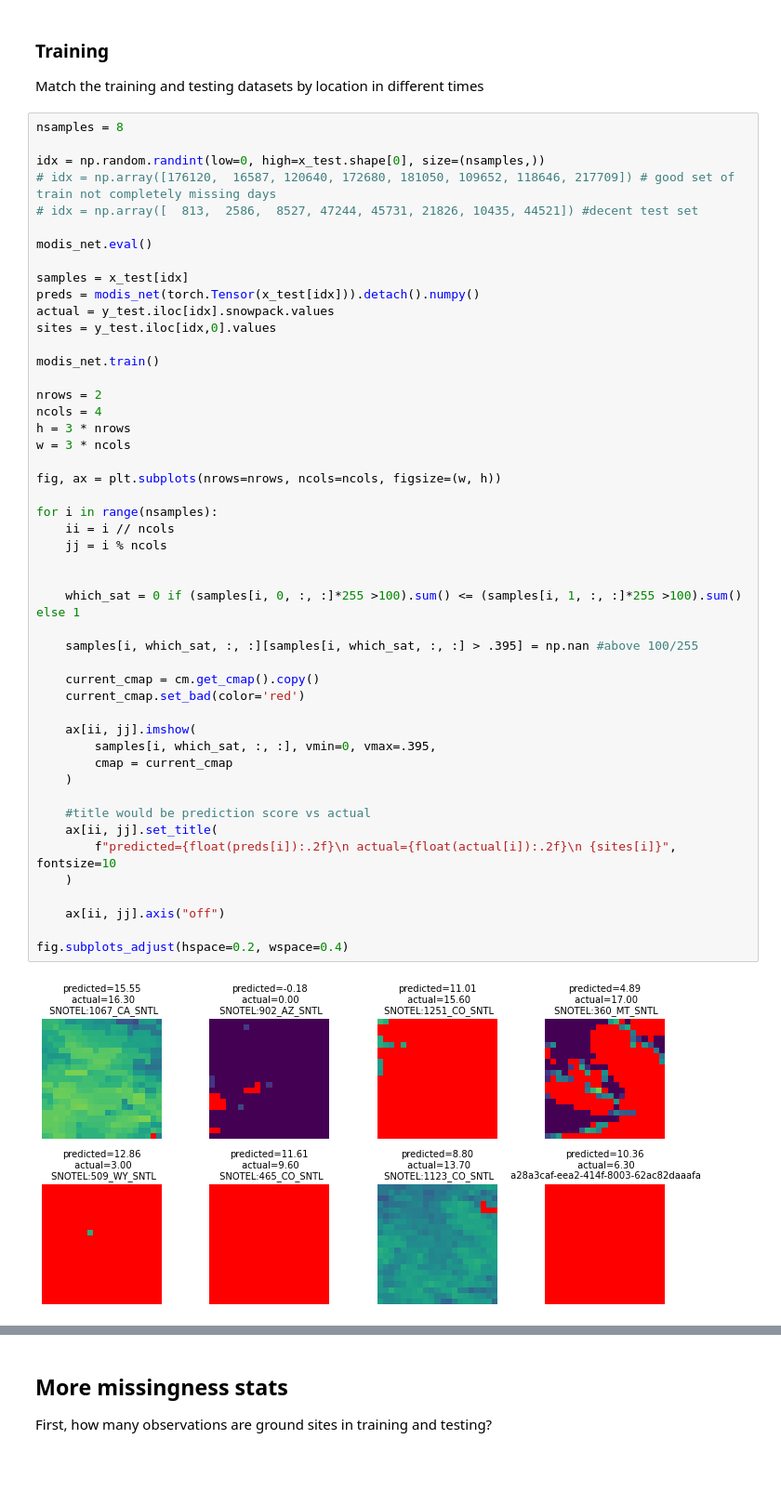
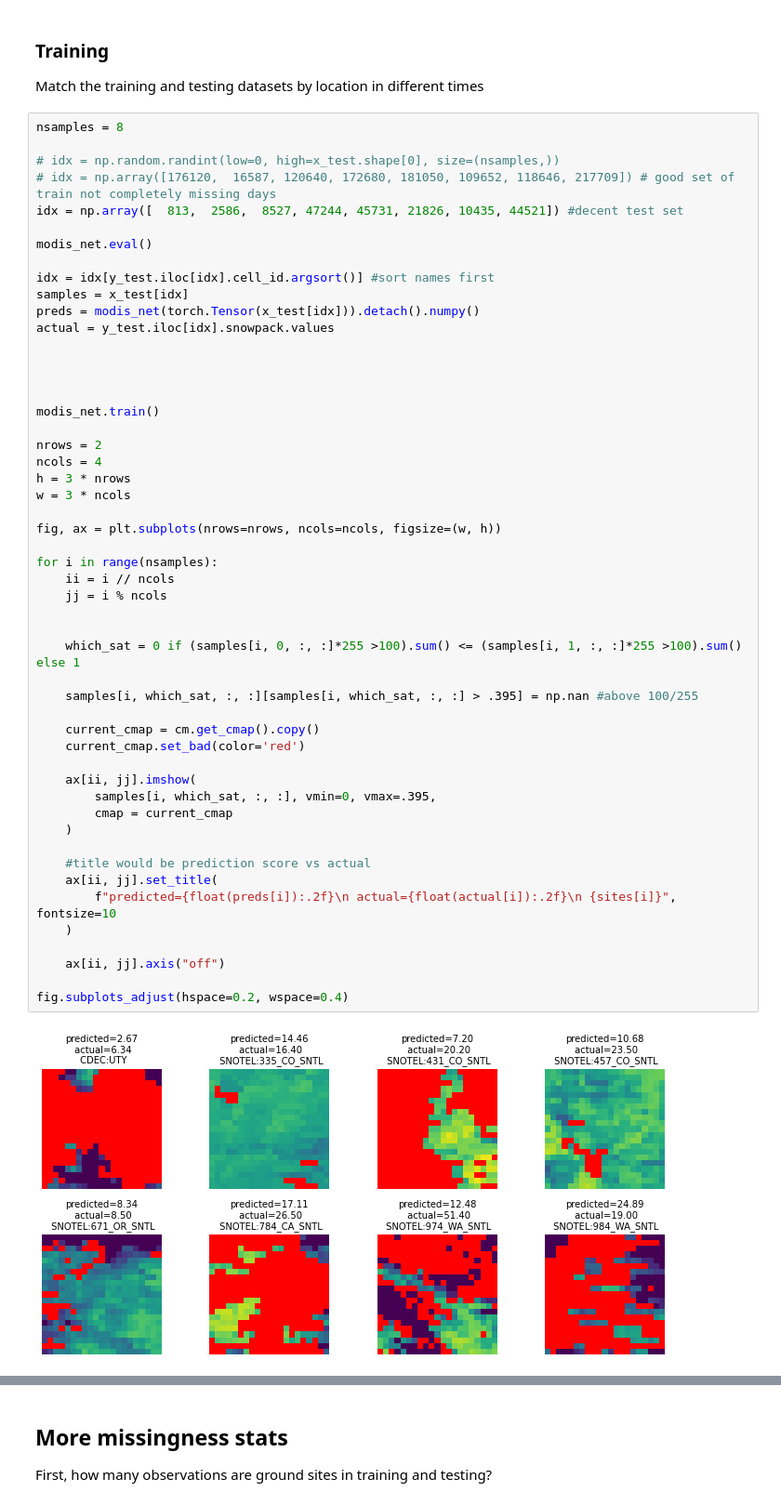
Before and after one commit to M-Harrington/SnowComp, a Jupyter notebook: chapter3/SummaryGraphs.ipynb, the cells around one changed output, grey strips where cells are left out. Shown at 93% size. Saved outputs shown, nothing was run; the diff lists cells and outputs as text; blank space fills up the shorter version.

Commit message:
finalized some graphs for moving to doc

```diff
--- a/chapter3/SummaryGraphs.ipynb
+++ b/chapter3/SummaryGraphs.ipynb
@@ -205,16 +181,19 @@ Match the training and testing datasets by location in different times
 # %%
 nsamples = 8
 
-idx = np.random.randint(low=0, high=x_test.shape[0], size=(nsamples,))
+# idx = np.random.randint(low=0, high=x_test.shape[0], size=(nsamples,))
 # idx = np.array([176120,  16587, 120640, 172680, 181050, 109652, 118646, 217709]) # good set of train not completely missing days
-# idx = np.array([  813,  2586,  8527, 47244, 45731, 21826, 10435, 44521]) #decent test set
+idx = np.array([  813,  2586,  8527, 47244, 45731, 21826, 10435, 44521]) #decent test set
 
 modis_net.eval()
 
+idx = idx[y_test.iloc[idx].cell_id.argsort()] #sort names first
 samples = x_test[idx]
 preds = modis_net(torch.Tensor(x_test[idx])).detach().numpy()
 actual = y_test.iloc[idx].snowpack.values
-sites = y_test.iloc[idx,0].values
+
+
+
 
 modis_net.train()
 
@@ -224,31 +203,31 @@ h = 3 * nrows
 w = 3 * ncols
 
 fig, ax = plt.subplots(nrows=nrows, ncols=ncols, figsize=(w, h))
 
 for i in range(nsamples):
     ii = i // ncols
     jj = i % ncols
 
 
     which_sat = 0 if (samples[i, 0, :, :]*255 >100).sum() <= (samples[i, 1, :, :]*255 >100).sum() else 1
 
     samples[i, which_sat, :, :][samples[i, which_sat, :, :] > .395] = np.nan #above 100/255
 
     current_cmap = cm.get_cmap().copy()
     current_cmap.set_bad(color='red')
 
     ax[ii, jj].imshow(
         samples[i, which_sat, :, :], vmin=0, vmax=.395,
         cmap = current_cmap
     )
 
     #title would be prediction score vs actual
     ax[ii, jj].set_title(
         f"predicted={float(preds[i]):.2f}\n actual={float(actual[i]):.2f}\n {sites[i]}", fontsize=10
     )
 
     ax[ii, jj].axis("off")
 
 fig.subplots_adjust(hspace=0.2, wspace=0.4)
 # %% [output]
-[figure, old version]
+[figure, new version]
```
Also changed, not shown: parts of 14 cells of this notebook.
